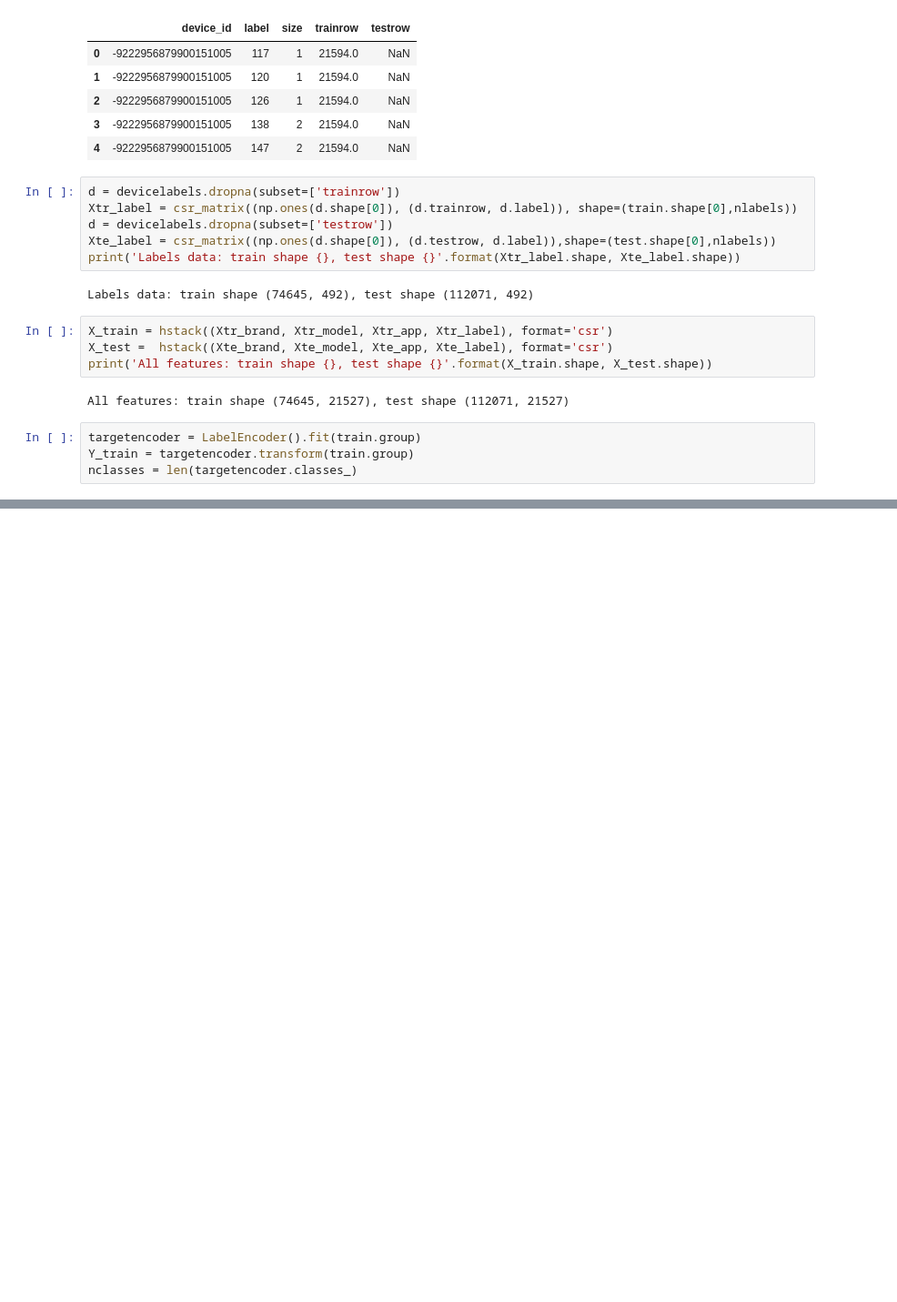
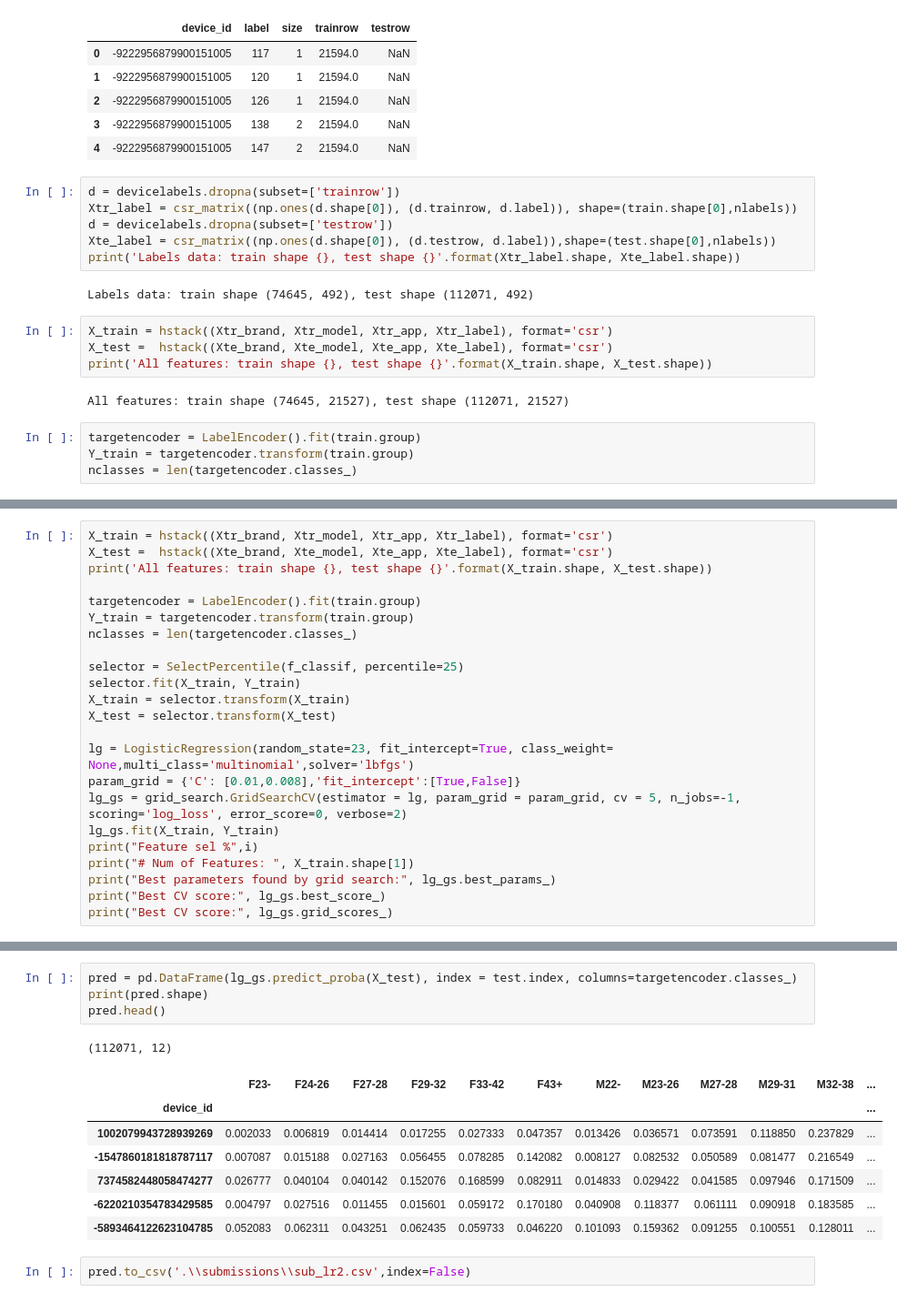
Before and after one commit to nachocarracedo/taking_data, a Jupyter notebook: ml_taking_data.ipynb, the cells around one changed output, grey strips where cells are left out. Shown at 91% size. Drawn from its saved outputs; the diff is of its cells as text; blank space fills up the shorter version.

```diff
--- a/ml_taking_data.ipynb
+++ b/ml_taking_data.ipynb
@@ -258,0 +253,23 @@ Fitting 5 folds for each of 2 candidates, totalling 10 fits
+# %%
+X_train = hstack((Xtr_brand, Xtr_model, Xtr_app, Xtr_label), format='csr')
+X_test =  hstack((Xte_brand, Xte_model, Xte_app, Xte_label), format='csr')
+print('All features: train shape {}, test shape {}'.format(X_train.shape, X_test.shape))
+
+targetencoder = LabelEncoder().fit(train.group)
+Y_train = targetencoder.transform(train.group)
+nclasses = len(targetencoder.classes_)
+
+selector = SelectPercentile(f_classif, percentile=25)
+selector.fit(X_train, Y_train)
+X_train = selector.transform(X_train)
+X_test = selector.transform(X_test)
+
+lg = LogisticRegression(random_state=23, fit_intercept=True, class_weight= None,multi_class='multinomial',solver='lbfgs')
+param_grid = {'C': [0.01,0.008],'fit_intercept':[True,False]}
+lg_gs = grid_search.GridSearchCV(estimator = lg, param_grid = param_grid, cv = 5, n_jobs=-1, scoring='log_loss', error_score=0, verbose=2)
+lg_gs.fit(X_train, Y_train)
+print("Feature sel %",i)
+print("# Num of Features: ", X_train.shape[1])
+print("Best parameters found by grid search:", lg_gs.best_params_)
+print("Best CV score:", lg_gs.best_score_)
+print("Best CV score:", lg_gs.grid_scores_)
@@ -258,0 +285,15 @@ Fitting 5 folds for each of 2 candidates, totalling 10 fits
+# %%
+pred = pd.DataFrame(lg_gs.predict_proba(X_test), index = test.index, columns=targetencoder.classes_)
+print(pred.shape)
+pred.head()
+# %% [output]
+(112071, 12)
+|  | F23- | F24-26 | F27-28 | F29-32 | F33-42 | F43+ | M22- | M23-26 | M27-28 | M29-31 | M32-38 | ... |
+| device_id |  |  |  |  |  |  |  |  |  |  |  | ... |
+| 1002079943728939269 | 0.002033 | 0.006819 | 0.014414 | 0.017255 | 0.027333 | 0.047357 | 0.013426 | 0.036571 | 0.073591 | 0.118850 | 0.237829 | ... |
+| -1547860181818787117 | 0.007087 | 0.015188 | 0.027163 | 0.056455 | 0.078285 | 0.142082 | 0.008127 | 0.082532 | 0.050589 | 0.081477 | 0.216549 | ... |
+| 7374582448058474277 | 0.026777 | 0.040104 | 0.040142 | 0.152076 | 0.168599 | 0.082911 | 0.014833 | 0.029422 | 0.041585 | 0.097946 | 0.171509 | ... |
+| -6220210354783429585 | 0.004797 | 0.027516 | 0.011455 | 0.015601 | 0.059172 | 0.170180 | 0.040908 | 0.118377 | 0.061111 | 0.090918 | 0.183585 | ... |
+| -5893464122623104785 | 0.052083 | 0.062311 | 0.043251 | 0.062435 | 0.059733 | 0.046220 | 0.101093 | 0.159362 | 0.091255 | 0.100551 | 0.128011 | ... |
+# %%
+pred.to_csv('.\\submissions\\sub_lr2.csv',index=False)
```
Also changed, not shown: parts of 2 cells of this notebook, 1 other file.
